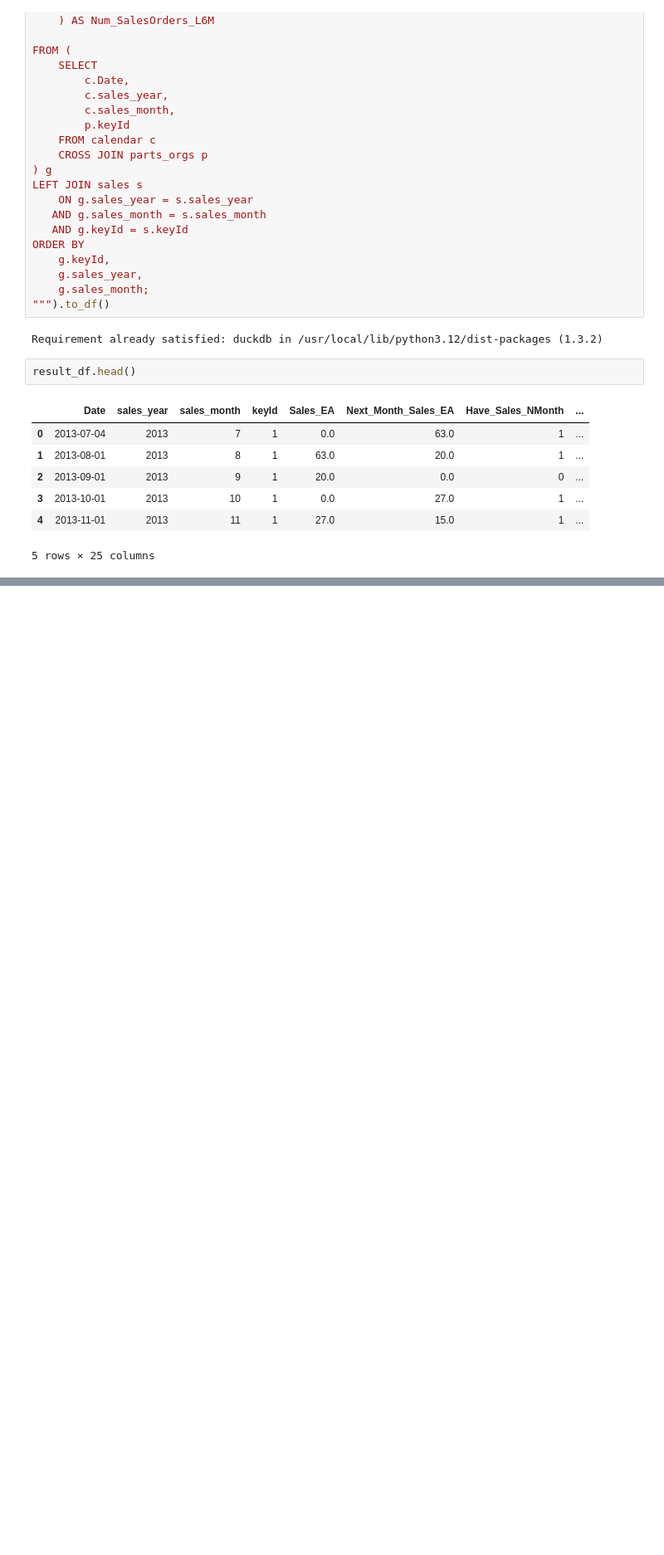
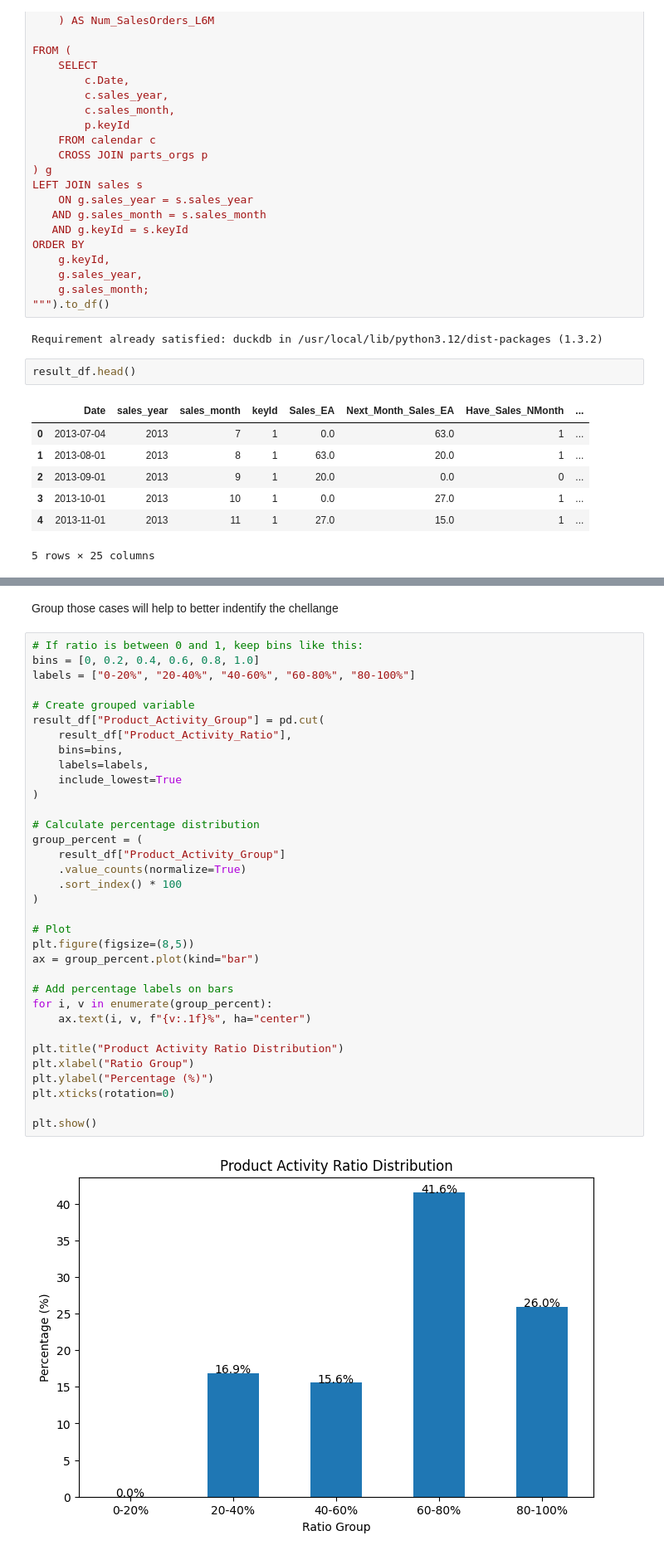
Before and after one commit to andreydesousa92-byte/ML_models, a Jupyter notebook: Intermitent_Sales_Classification.ipynb, the cells around one changed output, grey strips where cells are left out. Shown at 83% size. Saved outputs shown, nothing was run; the diff lists cells and outputs as text; blank space fills up the shorter version.

```diff
--- a/Intermitent_Sales_Classification.ipynb
+++ b/Intermitent_Sales_Classification.ipynb
@@ -317,0 +370,38 @@ result_df.head()
+# %% [markdown]
+Group those cases will help to better indentify the chellange
+# %%
+# If ratio is between 0 and 1, keep bins like this:
+bins = [0, 0.2, 0.4, 0.6, 0.8, 1.0]
+labels = ["0-20%", "20-40%", "40-60%", "60-80%", "80-100%"]
+
+# Create grouped variable
+result_df["Product_Activity_Group"] = pd.cut(
+    result_df["Product_Activity_Ratio"],
+    bins=bins,
+    labels=labels,
+    include_lowest=True
+)
+
+# Calculate percentage distribution
+group_percent = (
+    result_df["Product_Activity_Group"]
+    .value_counts(normalize=True)
+    .sort_index() * 100
+)
+
+# Plot
+plt.figure(figsize=(8,5))
+ax = group_percent.plot(kind="bar")
+
+# Add percentage labels on bars
+for i, v in enumerate(group_percent):
+    ax.text(i, v, f"{v:.1f}%", ha="center")
+
+plt.title("Product Activity Ratio Distribution")
+plt.xlabel("Ratio Group")
+plt.ylabel("Percentage (%)")
+plt.xticks(rotation=0)
+
+plt.show()
+# %% [output]
+[figure, added]
```
Also changed, not shown: parts of 13 cells of this notebook.
